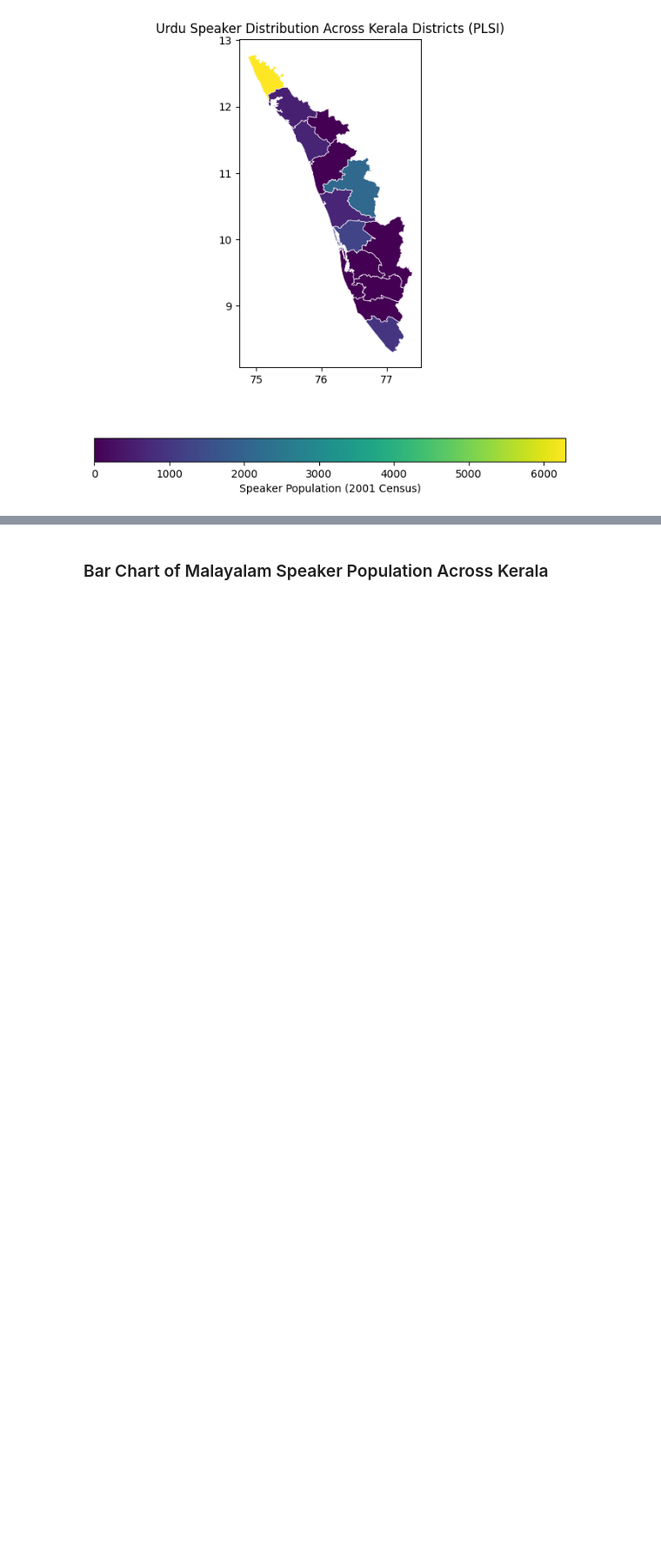
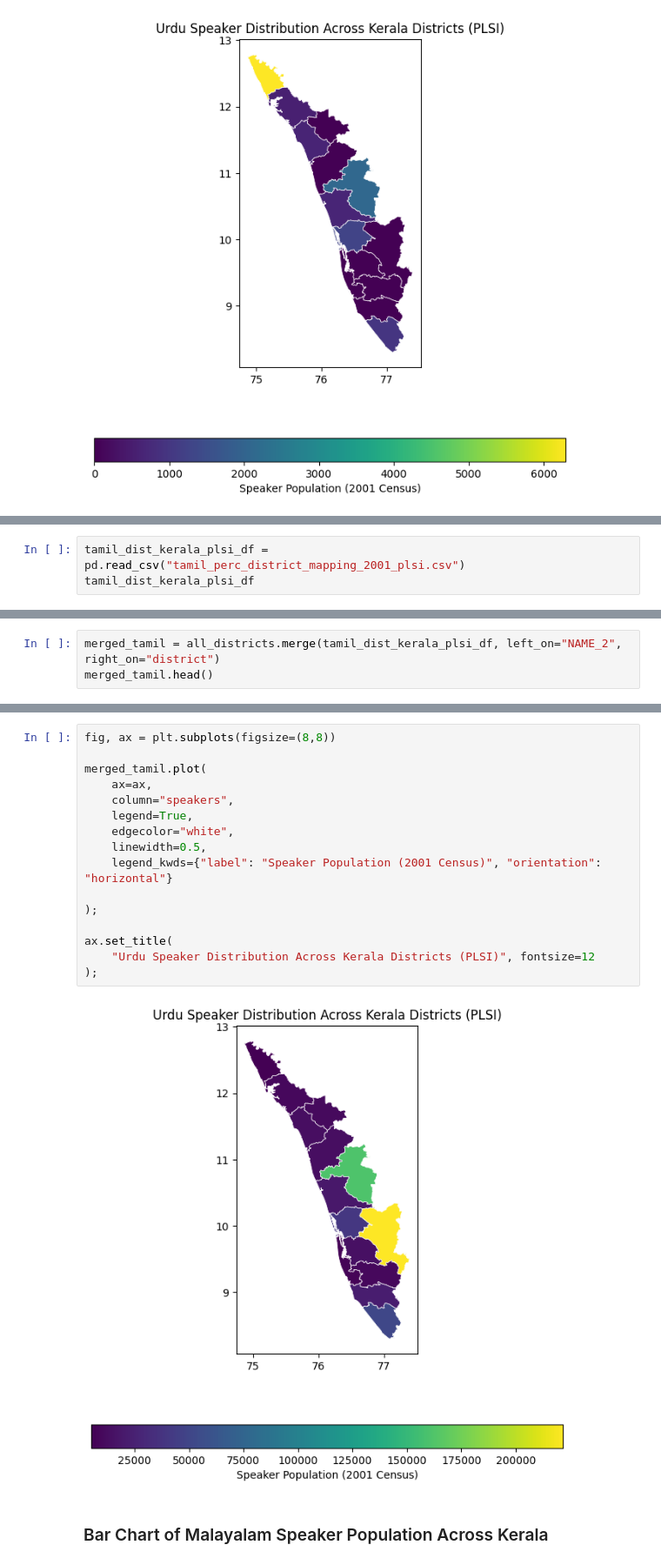
Before and after one commit to squishridyvi/Geographical-Distribution-Mapping-of-Dravidian-Languages-, a Jupyter notebook: Geographical Distribution of Dravidian Languages.ipynb, the cells around one changed output, grey strips where cells are left out. Shown at 87% size. Drawn from its saved outputs; the diff is of its cells as text; blank space fills up the shorter version.

Commit message:
added Tamil distribution map

```diff
--- a/Geographical Distribution of Dravidian Languages.ipynb
+++ b/Geographical Distribution of Dravidian Languages.ipynb
@@ -1552,0 +1555,3 @@ ax.set_title(
+# %%
+tamil_dist_kerala_plsi_df = pd.read_csv("tamil_perc_district_mapping_2001_plsi.csv")
+tamil_dist_kerala_plsi_df
@@ -1552,0 +1574,3 @@ ax.set_title(
+# %%
+merged_tamil = all_districts.merge(tamil_dist_kerala_plsi_df, left_on="NAME_2", right_on="district")
+merged_tamil.head()
@@ -1553,3 +1584,21 @@ ax.set_title(
+# %%
+fig, ax = plt.subplots(figsize=(8,8))
+
+merged_tamil.plot(
+    ax=ax,
+    column="speakers",
+    legend=True,
+    edgecolor="white",
+    linewidth=0.5,
+    legend_kwds={"label": "Speaker Population (2001 Census)", "orientation": "horizontal"}
+
+);
+
+ax.set_title(
+    "Urdu Speaker Distribution Across Kerala Districts (PLSI)", fontsize=12
+);
+# %% [output]
+[figure, added]
 # %% [markdown]
 ### Bar Chart of Malayalam Speaker Population Across Kerala
 # %%
```
Also changed, not shown: parts of 3 cells of this notebook.
